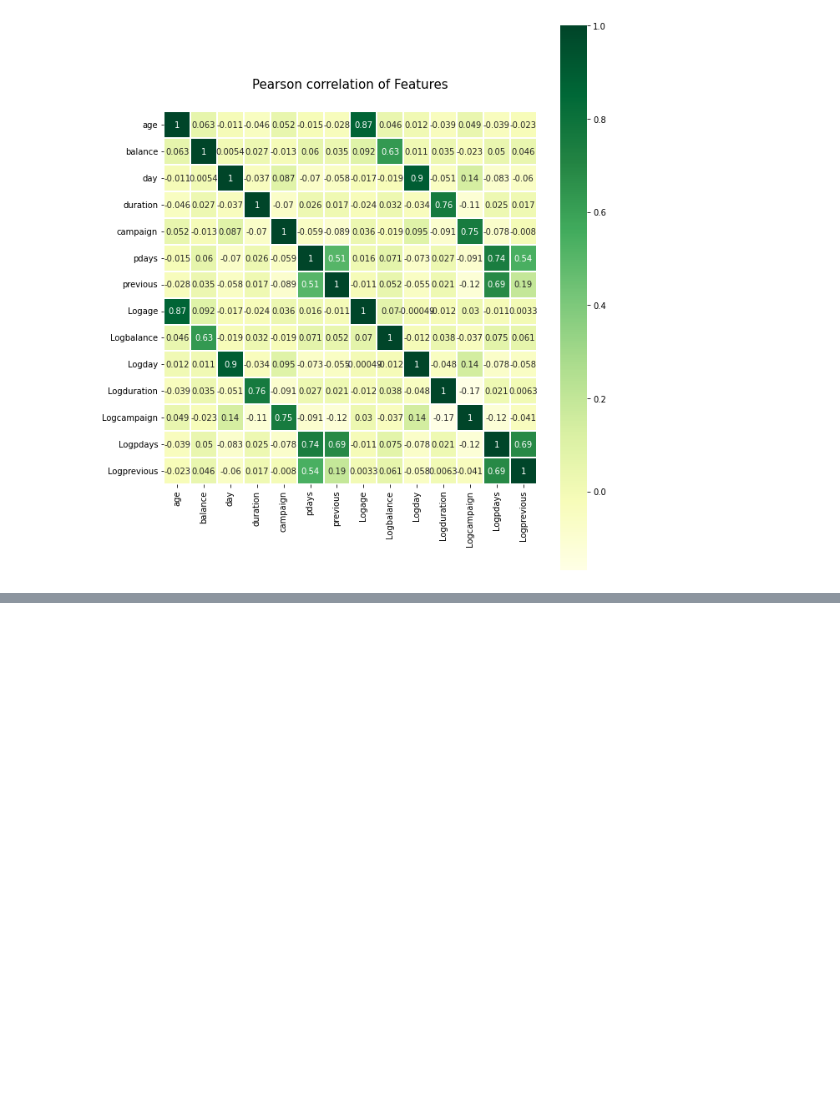
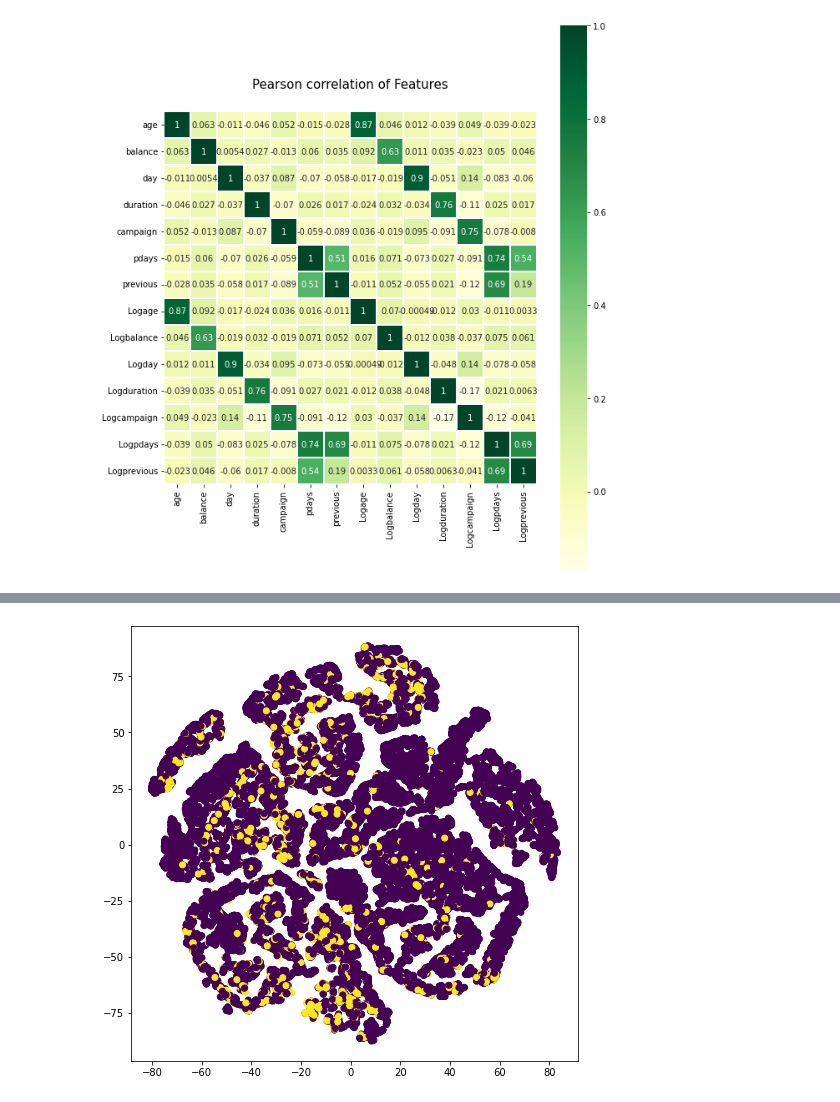
Before and after one commit to EmaanAM/Final-Deliverables-Bank-Data, a Jupyter notebook: bankmlproject.ipynb, the cells around one changed output, grey strips where cells are left out. Drawn from its saved outputs; the diff is of its cells as text; code cells hidden in the pictures; blank space fills up the shorter version.

```diff
--- a/bankmlproject.ipynb
+++ b/bankmlproject.ipynb
@@ -434,0 +468,14 @@ Text(0.5, 1.05, 'Pearson correlation of Features')
+# %%
+# Replace "no" with 0 and "yes" with 1
+y_train.replace({"no":0, "yes":1}, inplace=True)
+y_cv.replace({"no":0, "yes":1}, inplace=True)
+y_test.replace({"no":0, "yes":1}, inplace=True)
+# %%
+#We encode using one hot encoding to all the categorical features so that we can apply models on the data.
+
+# Categorical boolean mask
+categorical_feature_mask = data_x.dtypes==object
+
+# filter categorical columns using mask and turn it into a list
+categorical_cols = data_x.columns[categorical_feature_mask].tolist()
+categorical_cols
@@ -434,0 +531,11 @@ Text(0.5, 1.05, 'Pearson correlation of Features')
+# %%
+OneHotEncoder(categorical_cols, X_train, X_test, X_cv, True)
+
+# Drop the categorical features as the one hot encoded representation is present
+X_train = X_train.drop(categorical_cols, axis=1)
+X_cv = X_cv.drop(categorical_cols, axis=1)
+X_test = X_test.drop(categorical_cols, axis=1)
+
+print("Shape of train: ", X_train.shape)
+print("Shape of CV: ", X_cv.shape)
+print("Shape of test: ", X_test.shape)
@@ -434,0 +579,17 @@ Text(0.5, 1.05, 'Pearson correlation of Features')
+# %%
+#We will create a simple LogisticRegression model with and without "duration"
+
+#We will start with data visualization with "duration"
+
+%matplotlib inline
+
+# T-SNE plot for train dataset
+pca = PCA()
+tsne = TSNE(init=pca)
+model = TSNE(n_components=2, random_state=0, perplexity=30)
+tsne_data = model.fit_transform(X_train)
+plt.figure(figsize=(8,8))
+plt.scatter(tsne_data[:, 0], tsne_data[:, 1], c=y_train.values)
+plt.show()
+# %% [output]
+[figure, added]
```
Also changed, not shown: parts of 21 cells of this notebook.
